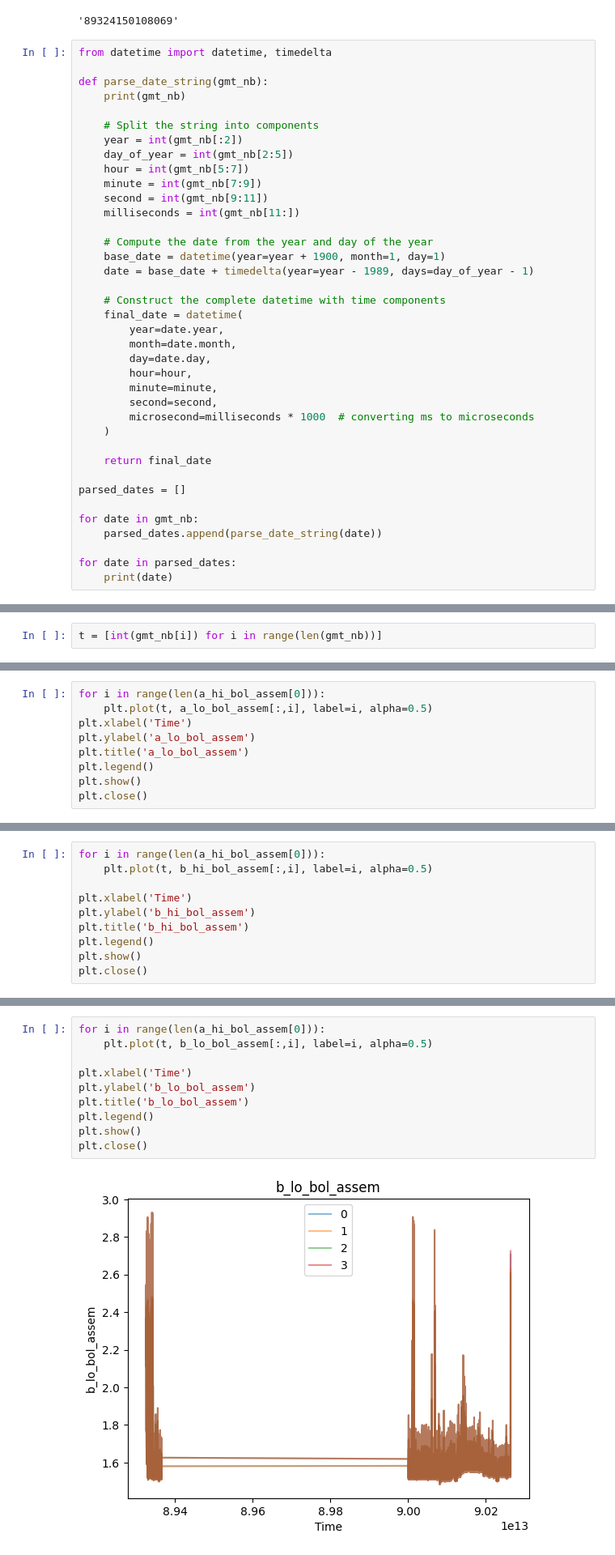
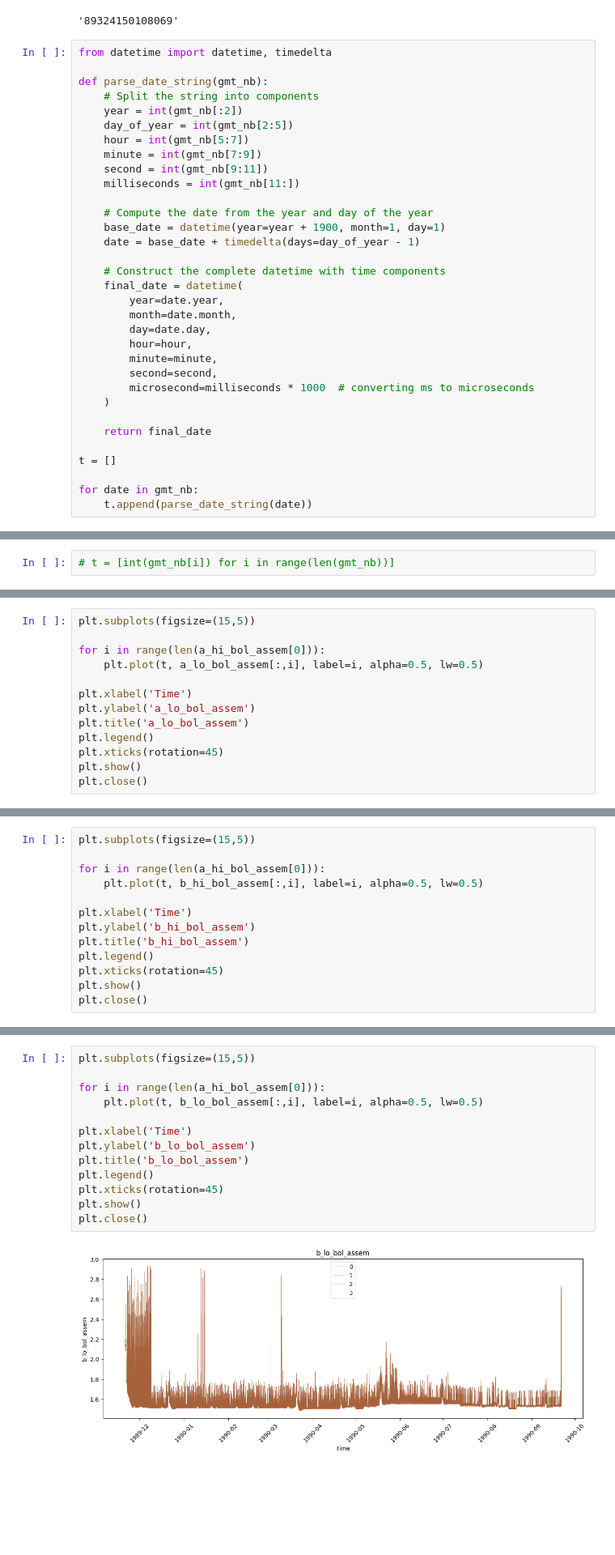
Before and after one commit to tamaki-mu/Commander, a Jupyter notebook: commander3/todscripts/firas/temperatures_over_time.ipynb, the cells around one changed output, grey strips where cells are left out. Shown: that part at 81% size. Saved outputs shown, nothing was run; the diff lists cells and outputs as text; blank space fills up the shorter version.

```diff
--- a/commander3/todscripts/firas/temperatures_over_time.ipynb
+++ b/commander3/todscripts/firas/temperatures_over_time.ipynb
@@ -18,8 +18,6 @@ gmt_nb[0]
 from datetime import datetime, timedelta
 
 def parse_date_string(gmt_nb):
-    print(gmt_nb)
-
     # Split the string into components
     year = int(gmt_nb[:2])
     day_of_year = int(gmt_nb[2:5])
@@ -30,7 +28,7 @@ def parse_date_string(gmt_nb):
 
     # Compute the date from the year and day of the year
     base_date = datetime(year=year + 1900, month=1, day=1)
-    date = base_date + timedelta(year=year - 1989, days=day_of_year - 1)
+    date = base_date + timedelta(days=day_of_year - 1)
 
     # Construct the complete datetime with time components
     final_date = datetime(
@@ -45,10 +43,7 @@ def parse_date_string(gmt_nb):
 
     return final_date
 
-parsed_dates = []
+t = []
 
 for date in gmt_nb:
-    parsed_dates.append(parse_date_string(date))
-
-for date in parsed_dates:
-    print(date)
+    t.append(parse_date_string(date))
@@ -58,5 +50,5 @@ TypeError: 'years' is an invalid keyword argument for __new__()
 # %%
-t = [int(gmt_nb[i]) for i in range(len(gmt_nb))]
+# t = [int(gmt_nb[i]) for i in range(len(gmt_nb))]
 # %% [markdown]
 ## Bolometer assembly temperatures
 # %%
@@ -79,10 +74,14 @@ plt.close()
 # %%
+plt.subplots(figsize=(15,5))
+
 for i in range(len(a_hi_bol_assem[0])):
-    plt.plot(t, a_lo_bol_assem[:,i], label=i, alpha=0.5)
+    plt.plot(t, a_lo_bol_assem[:,i], label=i, alpha=0.5, lw=0.5)
+
 plt.xlabel('Time')
 plt.ylabel('a_lo_bol_assem')
 plt.title('a_lo_bol_assem')
 plt.legend()
+plt.xticks(rotation=45)
 plt.show()
 plt.close()
 # %% [output]
@@ -90,11 +89,14 @@ plt.close()
 # %%
+plt.subplots(figsize=(15,5))
+
 for i in range(len(a_hi_bol_assem[0])):
-    plt.plot(t, b_hi_bol_assem[:,i], label=i, alpha=0.5)
+    plt.plot(t, b_hi_bol_assem[:,i], label=i, alpha=0.5, lw=0.5)
 
 plt.xlabel('Time')
 plt.ylabel('b_hi_bol_assem')
 plt.title('b_hi_bol_assem')
 plt.legend()
+plt.xticks(rotation=45)
 plt.show()
 plt.close()
 # %% [output]
@@ -102,15 +104,18 @@ plt.close()
 # %%
+plt.subplots(figsize=(15,5))
+
 for i in range(len(a_hi_bol_assem[0])):
-    plt.plot(t, b_lo_bol_assem[:,i], label=i, alpha=0.5)
+    plt.plot(t, b_lo_bol_assem[:,i], label=i, alpha=0.5, lw=0.5)
 
 plt.xlabel('Time')
 plt.ylabel('b_lo_bol_assem')
 plt.title('b_lo_bol_assem')
 plt.legend()
+plt.xticks(rotation=45)
 plt.show()
 plt.close()
 # %% [output]
-[figure, old version]
+[figure, new version]
 # %% [markdown]
 ## Collimators
 # %%
```
Also changed, not shown: parts of 23 cells of this notebook, 1 other file.
